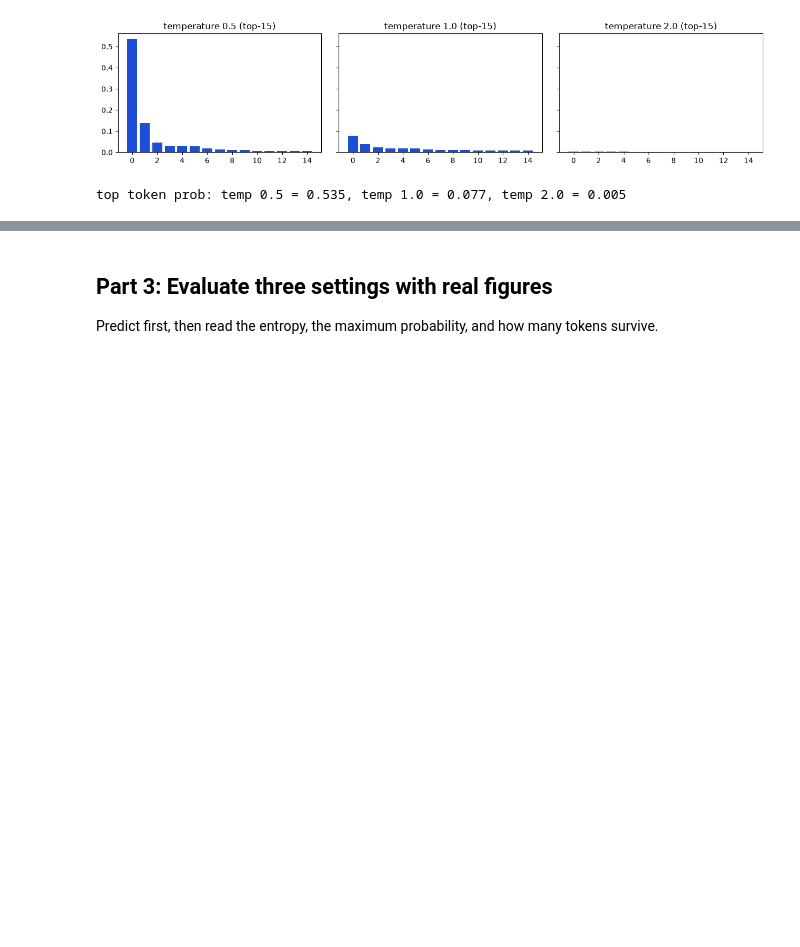
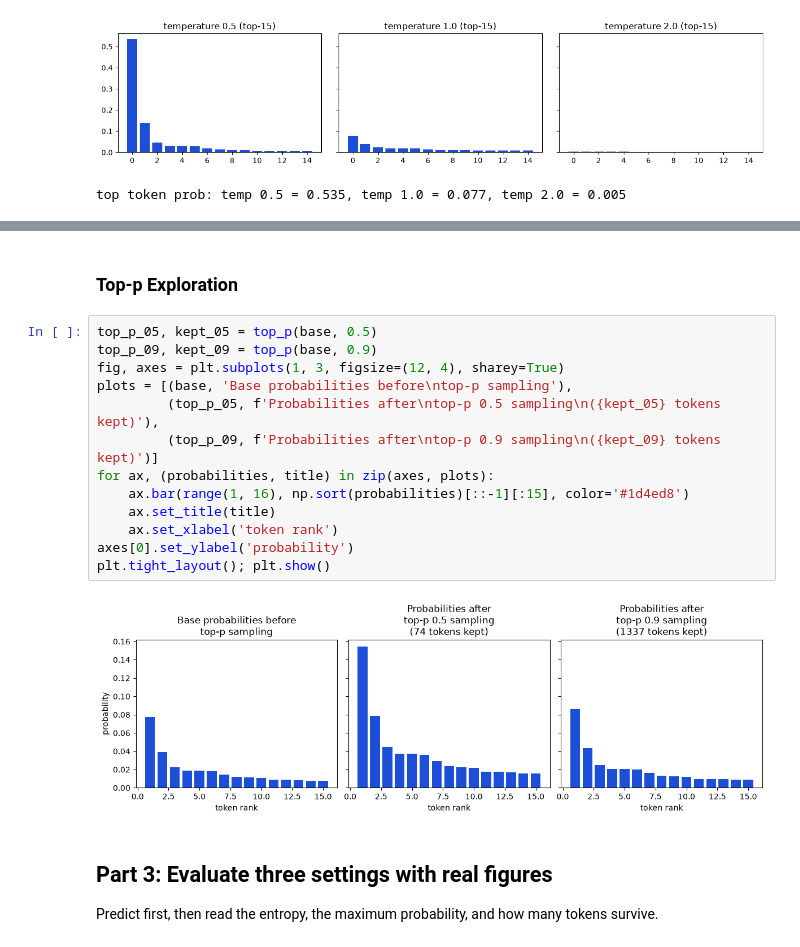
Before and after one commit to bretttay24/cosc-650-applied-llm-systems, a Jupyter notebook: week-2/week2_inference_sampling.ipynb, the cells around one changed output, grey strips where cells are left out. Saved outputs shown, nothing was run; the diff lists cells and outputs as text; blank space fills up the shorter version.

```diff
--- a/week-2/week2_inference_sampling.ipynb
+++ b/week-2/week2_inference_sampling.ipynb
@@ -100,3 +130,20 @@ top token prob: temp 0.5 = 0.535, temp 1.0 = 0.077, temp 2.0 = 0.005
+# %% [markdown]
+### Top-p Exploration
+# %%
+top_p_05, kept_05 = top_p(base, 0.5)
+top_p_09, kept_09 = top_p(base, 0.9)
+fig, axes = plt.subplots(1, 3, figsize=(12, 4), sharey=True)
+plots = [(base, 'Base probabilities before\ntop-p sampling'),
+         (top_p_05, f'Probabilities after\ntop-p 0.5 sampling\n({kept_05} tokens kept)'),
+         (top_p_09, f'Probabilities after\ntop-p 0.9 sampling\n({kept_09} tokens kept)')]
+for ax, (probabilities, title) in zip(axes, plots):
+    ax.bar(range(1, 16), np.sort(probabilities)[::-1][:15], color='#1d4ed8')
+    ax.set_title(title)
+    ax.set_xlabel('token rank')
+axes[0].set_ylabel('probability')
+plt.tight_layout(); plt.show()
+# %% [output]
+[figure, added]
 # %% [markdown]
 ## Part 3: Evaluate three settings with real figures
 Predict first, then read the entropy, the maximum probability, and how many tokens survive.
```
Also changed, not shown: parts of 6 cells of this notebook, 2 other files.
